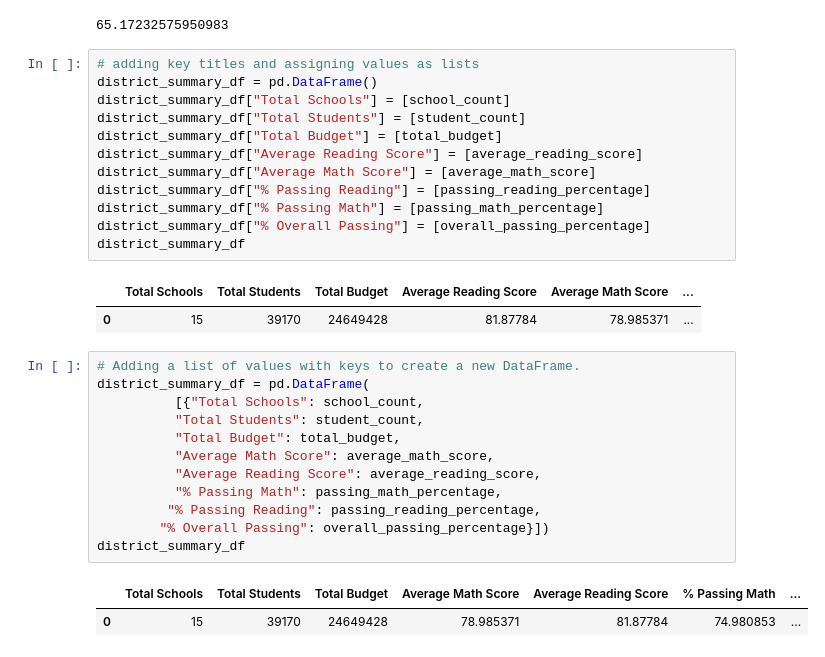
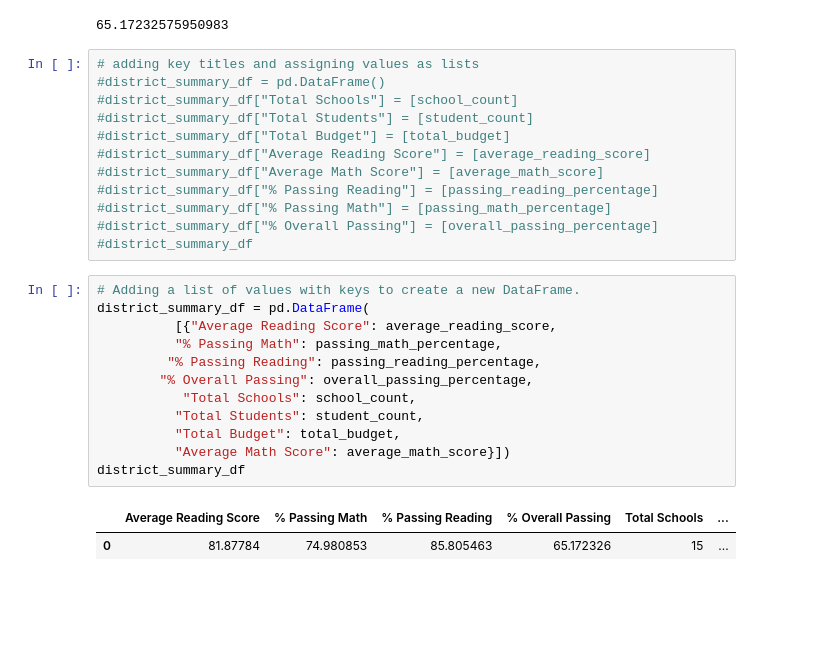
Before and after one commit to cacostamx/School_District_Analysis, a Jupyter notebook: PyCitySchools.ipynb, the cells around one changed output. Saved outputs shown, nothing was run; the diff lists cells and outputs as text; blank space fills up the shorter version.

Commit message:
district summary complete

```diff
--- a/PyCitySchools.ipynb
+++ b/PyCitySchools.ipynb
@@ -406,31 +406,28 @@ overall_passing_percentage
 65.17232575950983
 # %%
 # adding key titles and assigning values as lists
-district_summary_df = pd.DataFrame()
-district_summary_df["Total Schools"] = [school_count]
-district_summary_df["Total Students"] = [student_count]
-district_summary_df["Total Budget"] = [total_budget]
-district_summary_df["Average Reading Score"] = [average_reading_score]
-district_summary_df["Average Math Score"] = [average_math_score]
-district_summary_df["% Passing Reading"] = [passing_reading_percentage]
-district_summary_df["% Passing Math"] = [passing_math_percentage]
-district_summary_df["% Overall Passing"] = [overall_passing_percentage]
-district_summary_df
+#district_summary_df = pd.DataFrame()
+#district_summary_df["Total Schools"] = [school_count]
+#district_summary_df["Total Students"] = [student_count]
+#district_summary_df["Total Budget"] = [total_budget]
+#district_summary_df["Average Reading Score"] = [average_reading_score]
+#district_summary_df["Average Math Score"] = [average_math_score]
+#district_summary_df["% Passing Reading"] = [passing_reading_percentage]
+#district_summary_df["% Passing Math"] = [passing_math_percentage]
+#district_summary_df["% Overall Passing"] = [overall_passing_percentage]
+#district_summary_df
-# %% [output]
-|  | Total Schools | Total Students | Total Budget | Average Reading Score | Average Math Score | ... |
-| 0 | 15 | 39170 | 24649428 | 81.87784 | 78.985371 | ... |
 # %%
 # Adding a list of values with keys to create a new DataFrame.
 district_summary_df = pd.DataFrame(
-          [{"Total Schools": school_count,
+          [{"Average Reading Score": average_reading_score,
+          "% Passing Math": passing_math_percentage,
+         "% Passing Reading": passing_reading_percentage,
+        "% Overall Passing": overall_passing_percentage,
+           "Total Schools": school_count,
           "Total Students": student_count,
           "Total Budget": total_budget,
-          "Average Math Score": average_math_score,
-          "Average Reading Score": average_reading_score,
-          "% Passing Math": passing_math_percentage,
-         "% Passing Reading": passing_reading_percentage,
-        "% Overall Passing": overall_passing_percentage}])
+          "Average Math Score": average_math_score}])
 district_summary_df
 # %% [output]
-|  | Total Schools | Total Students | Total Budget | Average Math Score | Average Reading Score | % Passing Math | ... |
-| 0 | 15 | 39170 | 24649428 | 78.985371 | 81.87784 | 74.980853 | ... |
+|  | Average Reading Score | % Passing Math | % Passing Reading | % Overall Passing | Total Schools | ... |
+| 0 | 81.87784 | 74.980853 | 85.805463 | 65.172326 | 15 | ... |
```
Also changed, not shown: parts of 5 cells of this notebook, 1 other file.
